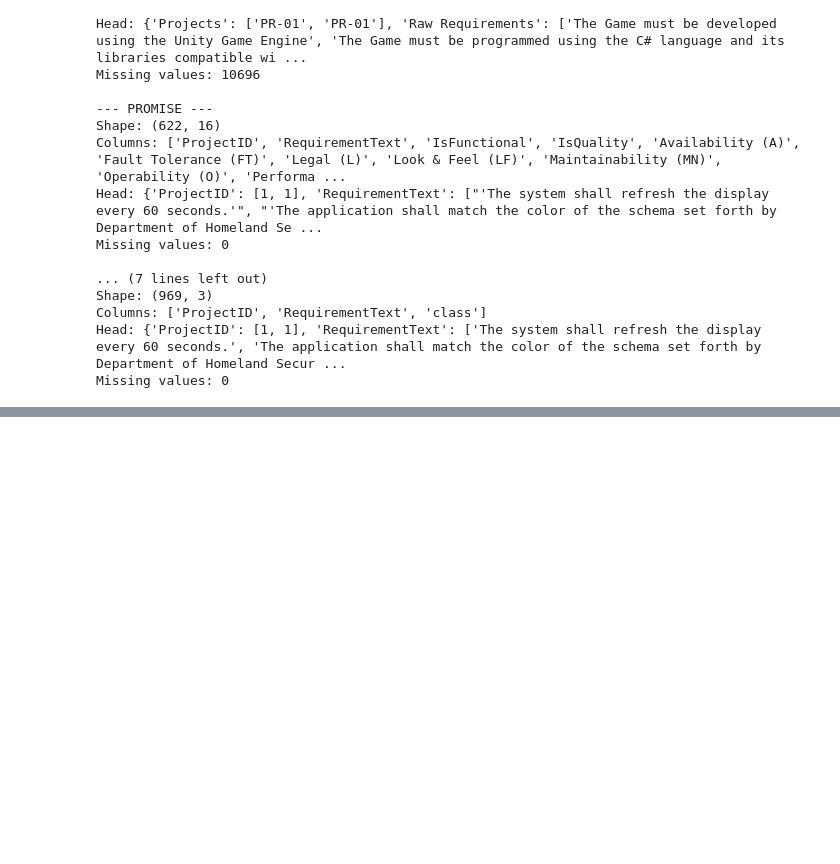
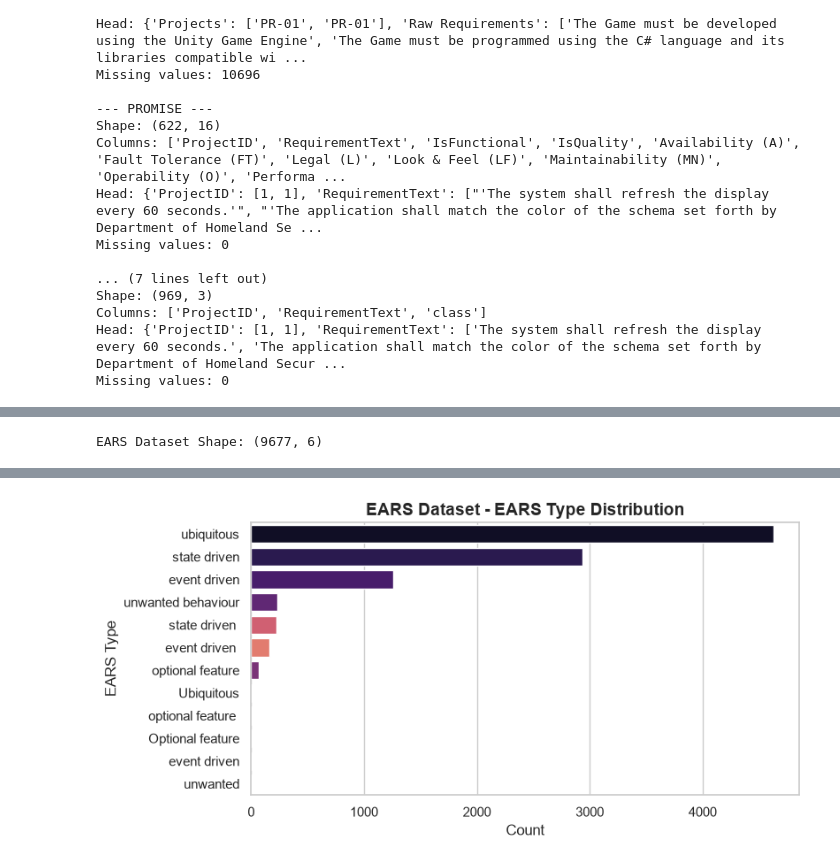
Before and after one commit to egbertbritannia-cpu/rbl-requirements-classification, a Jupyter notebook: notebooks/01-EDA.ipynb, the cells around one changed output, grey strips where cells are left out. Drawn from its saved outputs; the diff is of its cells as text; code cells hidden in the pictures; blank space fills up the shorter version.

```diff
--- a/notebooks/01-EDA.ipynb
+++ b/notebooks/01-EDA.ipynb
@@ -275,0 +115,17 @@ OSError: Cannot save file into a non-existent directory: 'data\processed'
+# %%
+ears_path = '../data/raw/EARS Functional Requirements Complete Dataset.xlsx'
+df_ears = pd.read_excel(ears_path)
+
+print("EARS Dataset Shape:", df_ears.shape)
+display(df_ears.head(3))
+
+# EARS type distribution (Trình bày thanh ngang với palette magma)
+plt.figure(figsize=(8, 4))
+order = df_ears['EARS Type'].value_counts().index
+sns.countplot(data=df_ears, y='EARS Type', order=order, palette="magma", hue='EARS Type', legend=False)
+plt.title('EARS Dataset - EARS Type Distribution', fontsize=14, fontweight='bold')
+plt.xlabel('Count')
+plt.ylabel('EARS Type')
+plt.show()
+# %% [output]
+EARS Dataset Shape: (9677, 6)
@@ -275,0 +136 @@ OSError: Cannot save file into a non-existent directory: 'data\processed'
+[figure, added]
```
Also changed, not shown: parts of 20 cells of this notebook, 18 other files.
